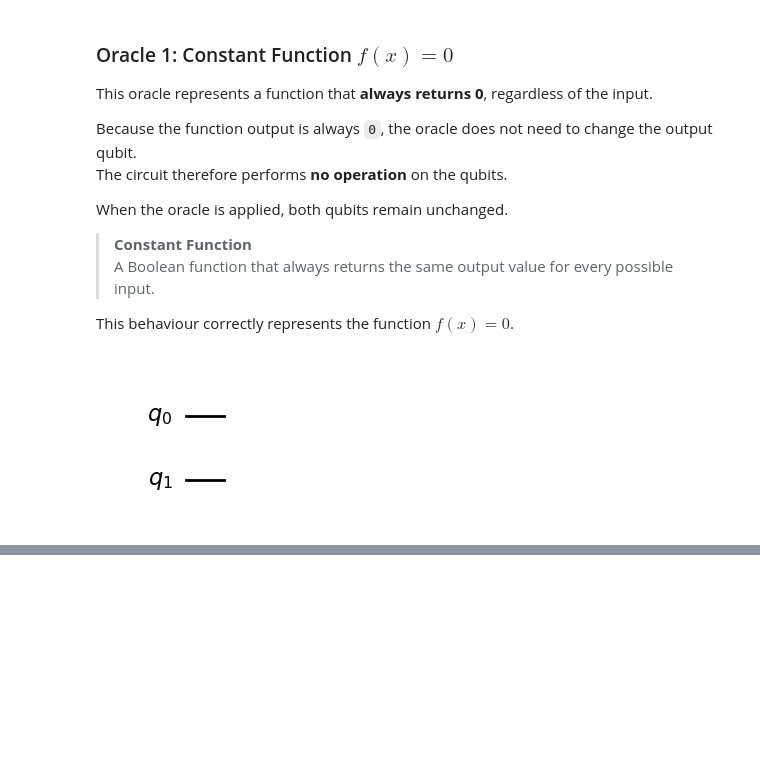
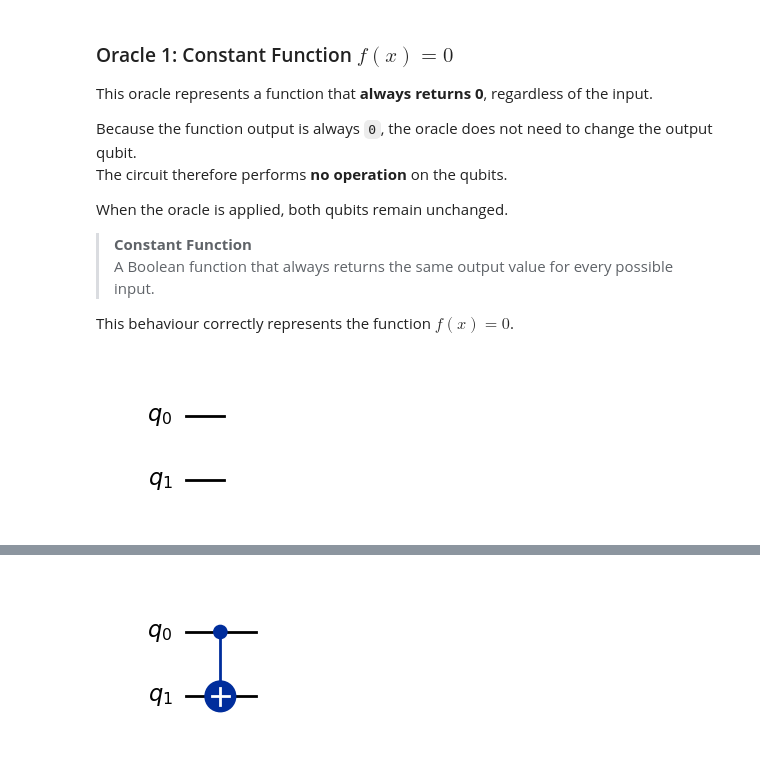
Before and after one commit to norakeavney/emerging-technologies, a Jupyter notebook: problems.ipynb, the cells around one changed output, grey strips where cells are left out. Drawn from its saved outputs; the diff is of its cells as text; code cells hidden in the pictures; blank space fills up the shorter version.

```diff
--- a/problems.ipynb
+++ b/problems.ipynb
@@ -605,3 +645,14 @@ oracle_f0.draw("mpl")
 # %%
-# Code for O3
+# Create a quantum circuit with 2 qubits:
+# q0 -> input qubit (x) [control]
+# q1 -> output qubit (y) [target]
+oracle_fx = QuantumCircuit(2, name="f(x)=x")
+
+# Apply a CNOT gate:
+# If q0 = 1, q1 will be flipped
+oracle_fx.cx(0, 1)
+
+oracle_fx.draw("mpl")
+# %% [output]
+[figure, added]
 # %% [markdown]
```
Also changed, not shown: parts of 12 cells of this notebook.
